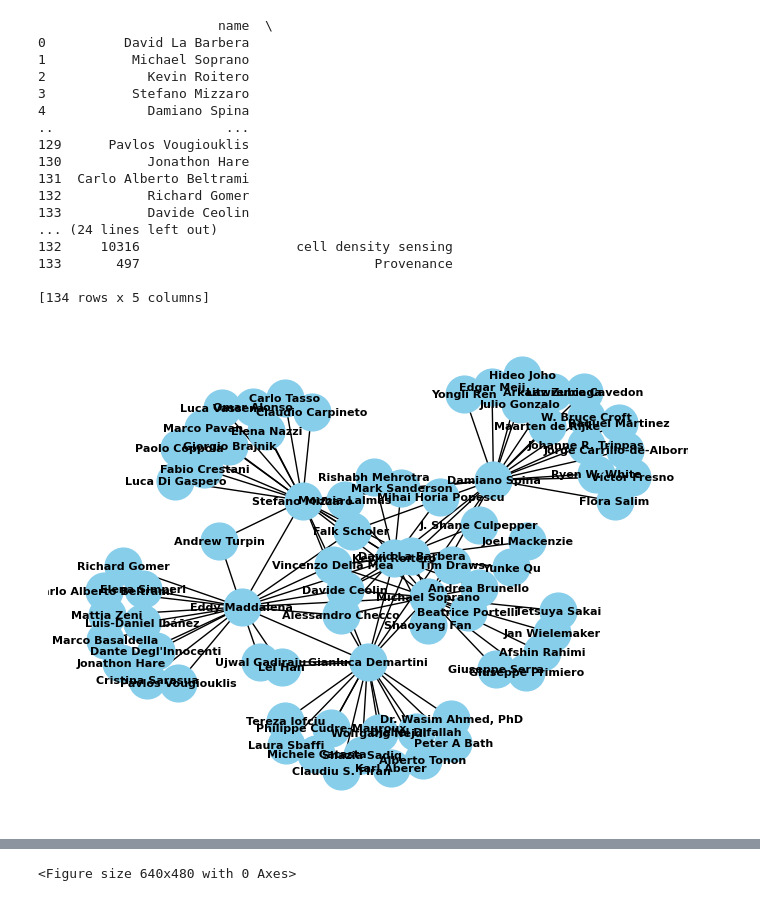
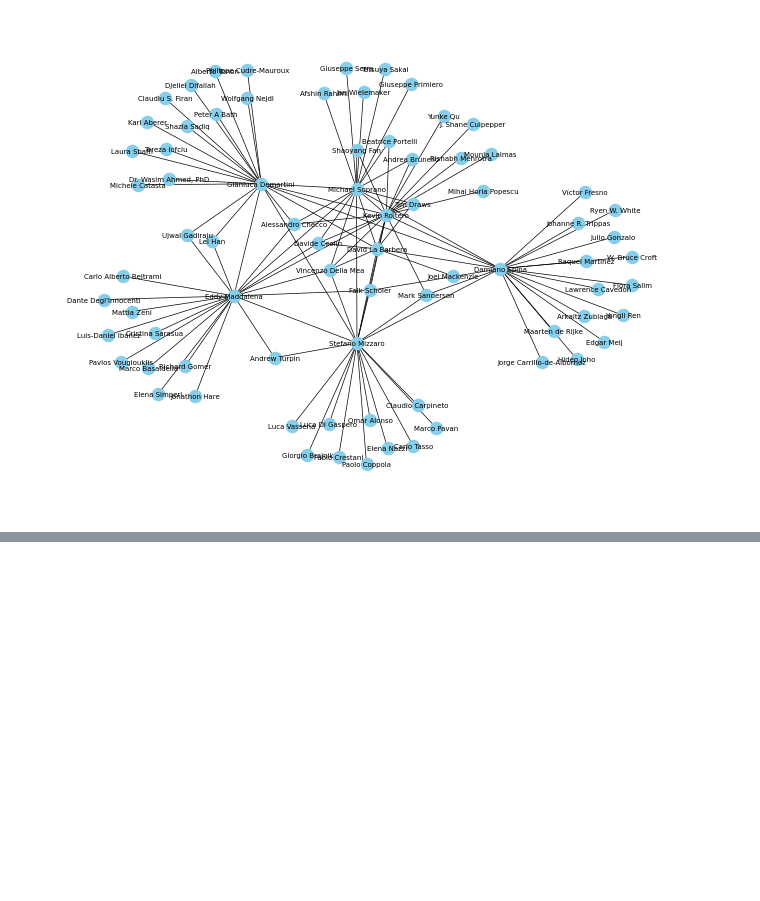
Before and after one commit to belonebelone/SocialComputing1, a Jupyter notebook: main 3 - test.ipynb, the cells around one changed output, grey strips where cells are left out. Drawn from its saved outputs; the diff is of its cells as text; code cells hidden in the pictures; blank space fills up the shorter version.

```diff
--- a/main 3 - test.ipynb
+++ b/main 3 - test.ipynb
@@ -32,14 +32,14 @@ df_edges = pd.read_csv("data/edges.csv")
 # Crea un grafo indiretto da DataFrame dei nodi e degli archi
 grafo = nx.from_pandas_edgelist(df_edges, 'author1', 'author2', create_using=nx.Graph())
 
-print(df_nodes)
+#print(df_nodes)
 # Aggiunta dei nodi
 for i, row in df_nodes.iterrows():
     grafo.add_node(row['name'], name=row['name'], affiliations=row['affiliations'], author_id=row['author_id'], cited_by=row['cited_by'], interests=row['interests'])
 
 # Visualizzazione del grafo
 pos = nx.spring_layout(grafo)  # Posizione dei nodi
-nx.draw(grafo, pos, with_labels=True, font_weight='bold', node_size=700, node_color='skyblue', font_size=8)
+nx.draw(grafo, pos, with_labels=True, node_size=grafo.number_of_nodes(), node_color='skyblue', font_size=4, width = 0.5)
 plt.show()
 
 
@@ -56,51 +56,37 @@ with open("graphs/coauthorship_graph.pkl", 'wb') as f:
 
 # Calcolo del grado di ciascun nodo
 node_degrees = dict(grafo.degree())
 
 # Definizione delle colorazioni in base al grado
 node_colors = []
 for node, degree in node_degrees.items():
     if degree == 1:
         node_colors.append('gray')
     elif 2 <= degree <= 10:
         node_colors.append('blue')
     elif 11 <= degree <= 20:
         node_colors.append('purple')
     else:
         node_colors.append('yellow')
 
 # Estrazione delle etichette degli autori
 #node_labels = nx.get_node_attributes(grafo, 'name')
 #print(node_labels)
 
 
 # Disegno del grafo
 pos = nx.spring_layout(grafo)  # Puoi cambiare l'algoritmo di layout se preferisci
-nx.draw(grafo, pos, with_labels=True, node_color=node_colors, node_size=700, font_size=8)
+
+nx.draw(grafo, pos, with_labels=True, node_size=grafo.number_of_nodes(), node_color=node_colors, font_size=4, width = 0.5)
+
+#nx.draw(grafo, pos, with_labels=True, node_color=node_colors, node_size=300, font_size=5)
 
 # Aggiunta delle etichette degli autori
 #nx.draw_networkx_labels(grafo, pos, labels=node_labels, font_color='black')
 
+plt.savefig("visualizations/first_graph.pdf")
+
 # Visualizzazione del grafo
 plt.show()
-
-plt.savefig("visualizations/first_graph.pdf")
 # %% [output]
-                       name  \
-0          David La Barbera
-1           Michael Soprano
-2             Kevin Roitero
-3           Stefano Mizzaro
-4             Damiano Spina
-..                      ...
-129      Pavlos Vougiouklis
-130           Jonathon Hare
-131  Carlo Alberto Beltrami
-132           Richard Gomer
-133           Davide Ceolin
-... (24 lines left out)
-132     10316                    cell density sensing
-133       497                              Provenance
-
-[134 rows x 5 columns]
-[figure, old version]
+[figure, new version]
@@ -108 +93,0 @@ plt.savefig("visualizations/first_graph.pdf")
-<Figure size 640x480 with 0 Axes>
```
Also changed, not shown: parts of 1 cell of this notebook.
